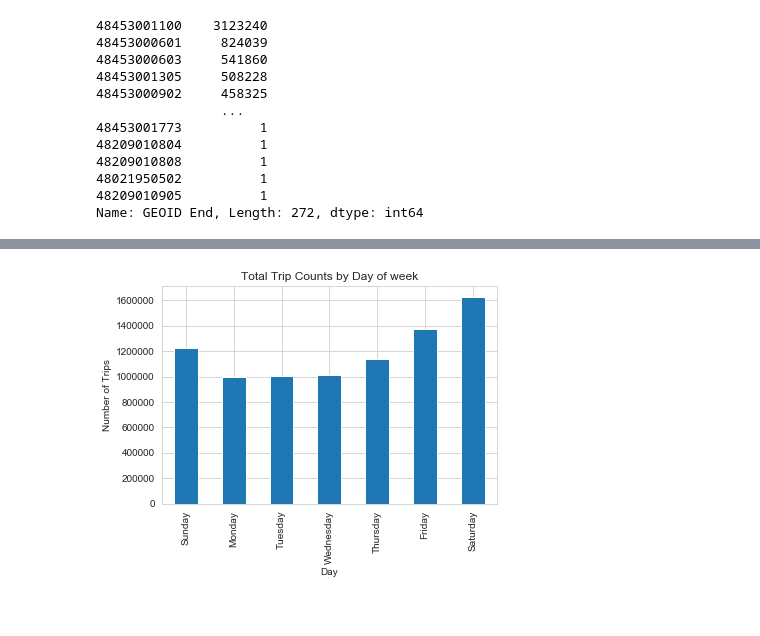
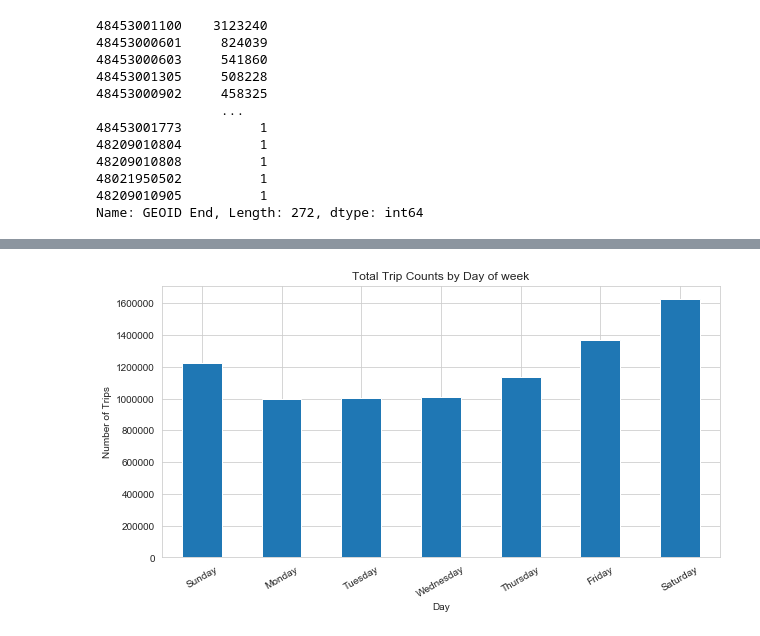
Before and after one commit to sheetalbongale/Scooters-In-Austin-Data-Analysis, a Jupyter notebook: Sheetal/Shared_Mobility_Sheetal.ipynb, the cells around one changed output, grey strips where cells are left out. Drawn from its saved outputs; the diff is of its cells as text; code cells hidden in the pictures.

```diff
--- a/Sheetal/Shared_Mobility_Sheetal.ipynb
+++ b/Sheetal/Shared_Mobility_Sheetal.ipynb
@@ -238,14 +238,14 @@ clean_results_df.head()
 # %%
 # Count trips per day and sort by day:
 daily_total = pd.DataFrame(clean_results_df['Day Of Week'].value_counts().sort_index())
 
 # Map day of week for better labels. Data documentation indicates "0=Sunday and so on.""
 days = ['Sunday', 'Monday', 'Tuesday', 'Wednesday', 'Thursday', 'Friday', 'Saturday']
 daily_total['Day'] = days
 
 # Plot
-daily_total.plot(kind='bar', x='Day', y='Day Of Week', title='Total Trip Counts by Day of week', legend=False)
+daily_total.plot(kind='bar', x='Day', y='Day Of Week', title='Total Trip Counts by Day of week', figsize = (10,5), rot= 30, legend=False)
 plt.ylabel('Number of Trips')
 plt.show()
 # %% [output]
-[figure, old version]
+[figure, new version]
```
Also changed, not shown: parts of 7 cells of this notebook, 3 other files.
